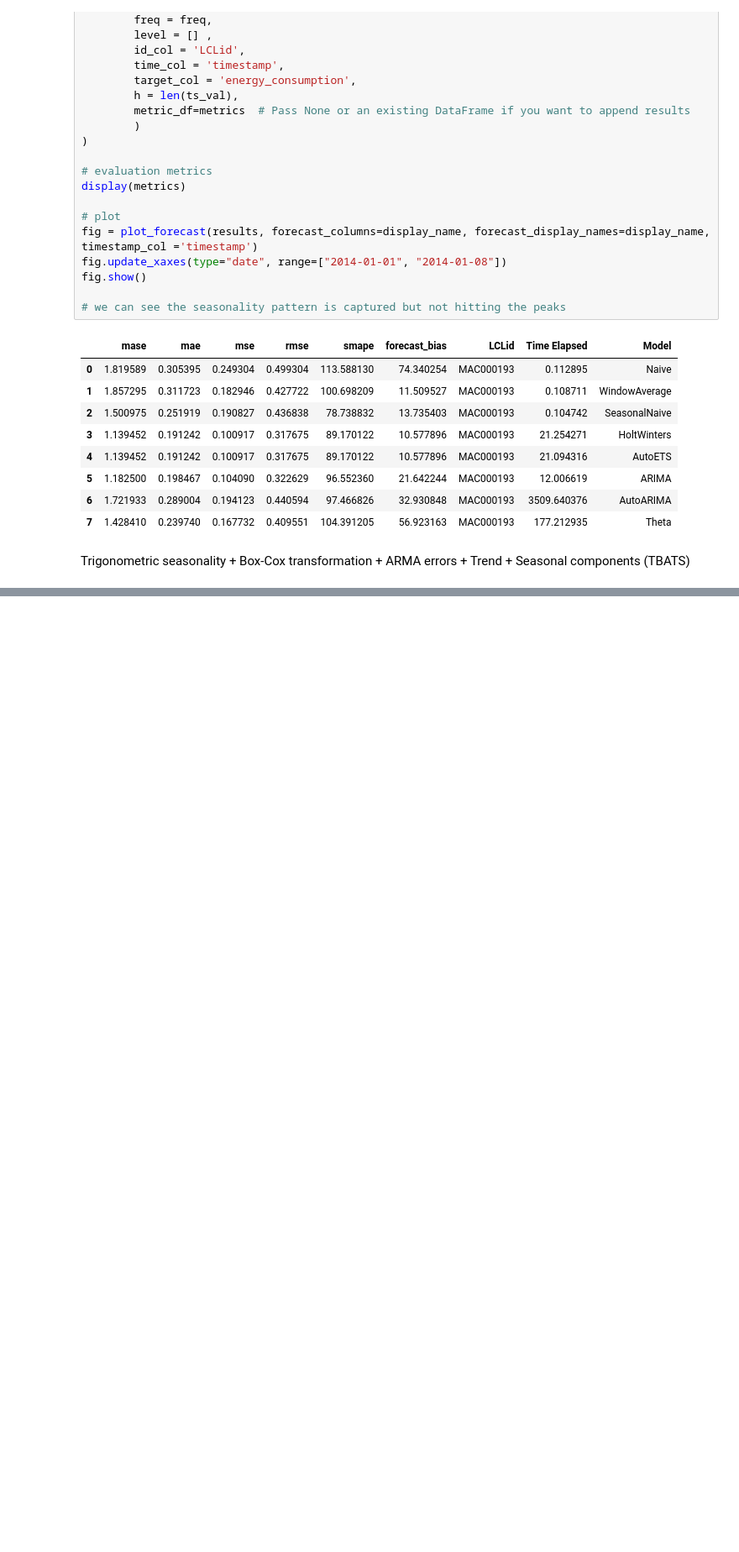
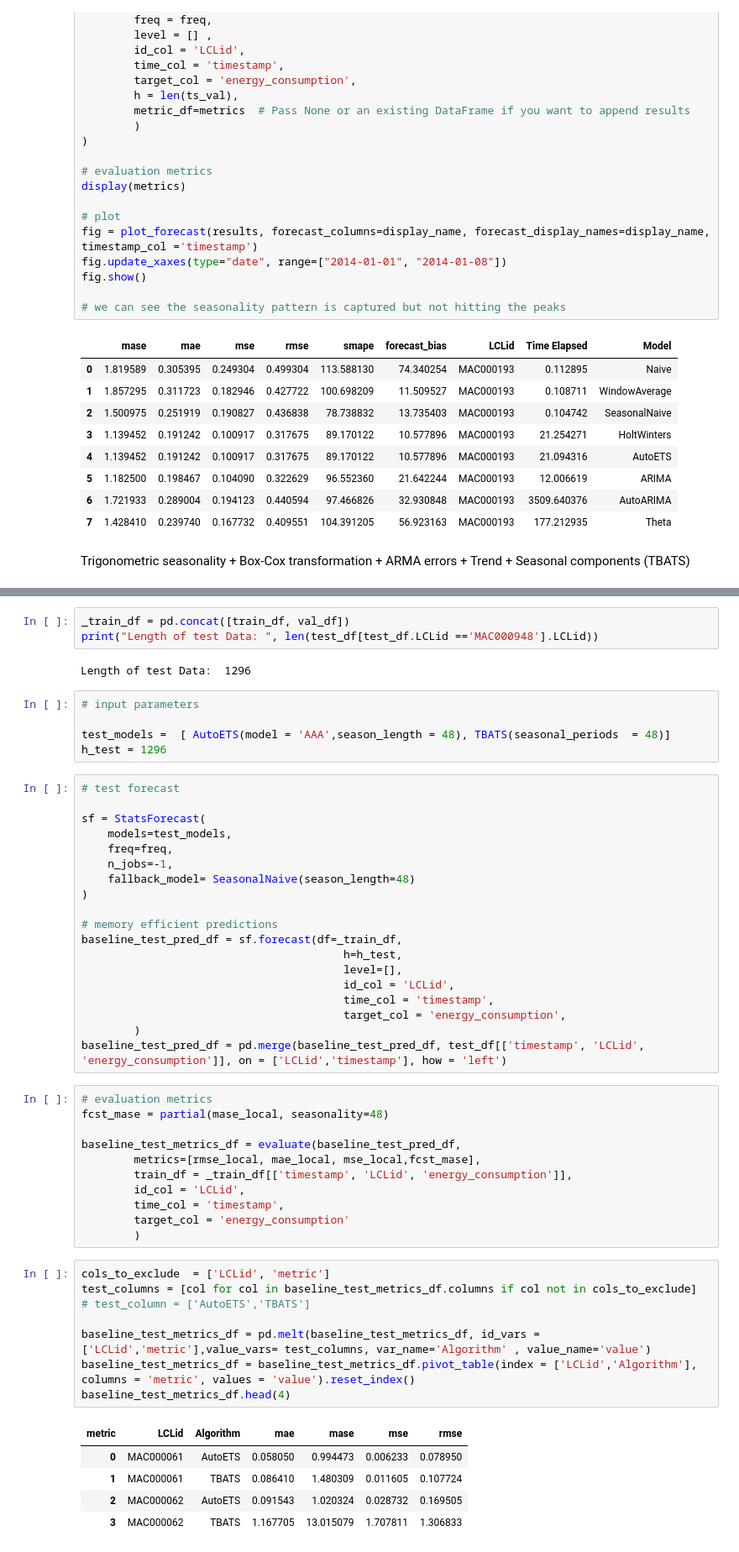
Before and after one commit to Joanna-Dai/Modern-Time-Series-Forecasting-with-Python, a Jupyter notebook: ch4_2.ipynb, the cells around one changed output, grey strips where cells are left out. Shown at 84% size. Cells and saved outputs as stored; diff of their text form; blank space fills up the shorter version.

```diff
--- a/ch4_2.ipynb
+++ b/ch4_2.ipynb
@@ -529,0 +735,54 @@ Trigonometric seasonality + Box-Cox transformation + ARMA errors + Trend + Seaso
+# %%
+_train_df = pd.concat([train_df, val_df])
+print("Length of test Data: ", len(test_df[test_df.LCLid =='MAC000948'].LCLid))
+# %% [output]
+Length of test Data:  1296
+# %%
+# input parameters
+
+test_models =  [ AutoETS(model = 'AAA',season_length = 48), TBATS(seasonal_periods  = 48)]
+h_test = 1296
+# %%
+# test forecast
+
+sf = StatsForecast(
+    models=test_models,
+    freq=freq,
+    n_jobs=-1,
+    fallback_model= SeasonalNaive(season_length=48)
+)
+
+# memory efficient predictions
+baseline_test_pred_df = sf.forecast(df=_train_df,
+                                        h=h_test,
+                                        level=[],
+                                        id_col = 'LCLid',
+                                        time_col = 'timestamp',
+                                        target_col = 'energy_consumption',
+        )
+baseline_test_pred_df = pd.merge(baseline_test_pred_df, test_df[['timestamp', 'LCLid', 'energy_consumption']], on = ['LCLid','timestamp'], how = 'left')
+# %%
+# evaluation metrics
+fcst_mase = partial(mase_local, seasonality=48)
+
+baseline_test_metrics_df = evaluate(baseline_test_pred_df,
+        metrics=[rmse_local, mae_local, mse_local,fcst_mase],
+        train_df = _train_df[['timestamp', 'LCLid', 'energy_consumption']],
+        id_col = 'LCLid',
+        time_col = 'timestamp',
+        target_col = 'energy_consumption'
+        )
+# %%
+cols_to_exclude  = ['LCLid', 'metric']
+test_columns = [col for col in baseline_test_metrics_df.columns if col not in cols_to_exclude]
+# test_column = ['AutoETS','TBATS']
+
+baseline_test_metrics_df = pd.melt(baseline_test_metrics_df, id_vars = ['LCLid','metric'],value_vars= test_columns, var_name='Algorithm' , value_name='value')
+baseline_test_metrics_df = baseline_test_metrics_df.pivot_table(index = ['LCLid','Algorithm'], columns = 'metric', values = 'value').reset_index()
+baseline_test_metrics_df.head(4)
+# %% [output]
+| metric | LCLid | Algorithm | mae | mase | mse | rmse |
+| 0 | MAC000061 | AutoETS | 0.058050 | 0.994473 | 0.006233 | 0.078950 |
+| 1 | MAC000061 | TBATS | 0.086410 | 1.480309 | 0.011605 | 0.107724 |
+| 2 | MAC000062 | AutoETS | 0.091543 | 1.020324 | 0.028732 | 0.169505 |
+| 3 | MAC000062 | TBATS | 1.167705 | 13.015079 | 1.707811 | 1.306833 |
```
Also changed, not shown: parts of 16 cells of this notebook.
